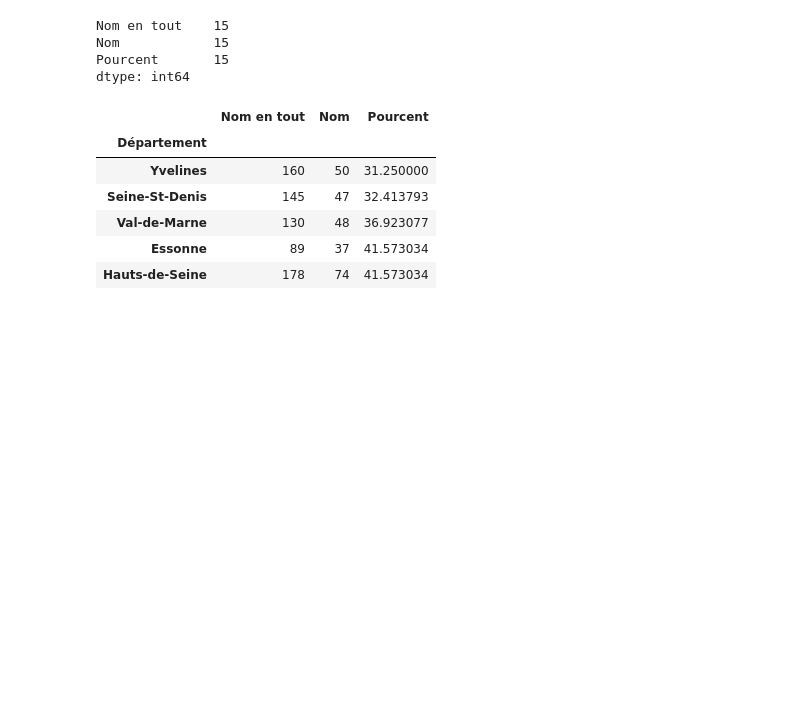
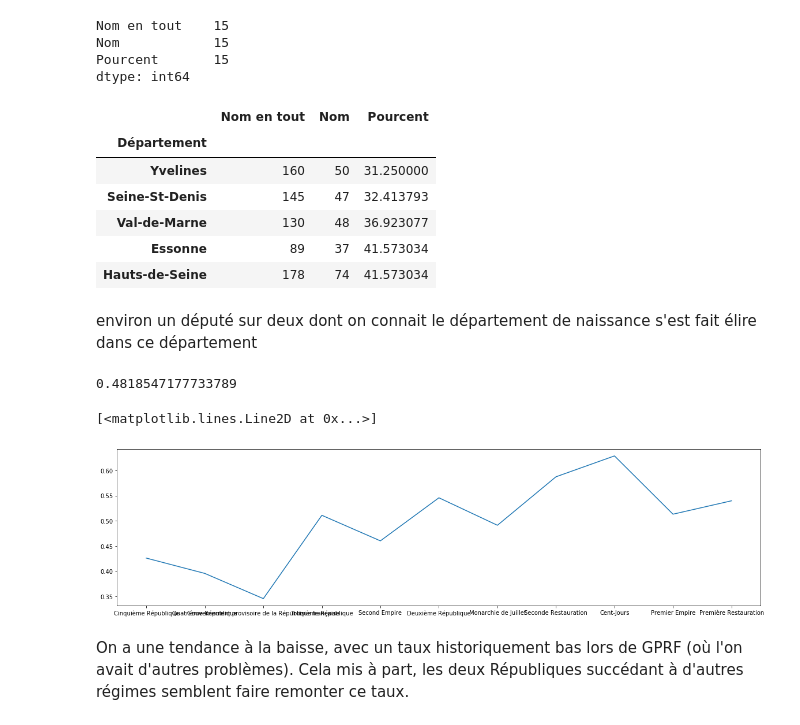
Before and after one commit to dusylvain/Projet-Python-deputes, a Jupyter notebook: statistiques_descriptives_depute.ipynb, the cells around one changed output. Cells and saved outputs as stored; diff of their text form; code cells hidden in the pictures; blank space fills up the shorter version.

```diff
--- a/statistiques_descriptives_depute.ipynb
+++ b/statistiques_descriptives_depute.ipynb
@@ -9,5 +7,5 @@ ModuleNotFoundError: No module named 'geopandas'
 # %%
-user='G'
+user='S'
 
 if user=='S':
     mandat_dep=pd.read_csv("C:/Users/sylva/Desktop/git/Projet-Python-deputes/liste_mandat.csv")#on récupère le csv de la liste des mandats
@@ -555,3 +536,26 @@ dtype: int64
 | Val-de-Marne | 130 | 48 | 36.923077 |
 | Essonne | 89 | 37 | 41.573034 |
 | Hauts-de-Seine | 178 | 74 | 41.573034 |
+# %% [markdown]
+environ un député sur deux dont on connait le département de naissance s'est fait élire dans ce département
+# %%
+def pourcentageTerroir(basedep) :
+    basedep_1=basedep[basedep['Département']==' '+basedep['Département de naissance']]
+    nbreterroir=basedep_1[basedep_1['Département de naissance']!='Inconnu']['Département'].count()
+    pourcTerroir=nbreterroir/basedep[basedep['Département de naissance']!='Inconnu']['Département'].count()
+    return pourcTerroir
+pourcentageTerroir(dept_naiss)
+# %% [output]
+0.4818547177733789
+# %%
+regterroir=[]
+for regime in reg_possible :
+    regterroir+=[pourcentageTerroir(dept_naiss[dept_naiss['Régime']==regime])]
+# %%
+plt.figure(figsize=(20,5))
+plt.plot(reg_possible, regterroir)
+# %% [output]
+[<matplotlib.lines.Line2D at 0x...>]
+[figure, added]
+# %% [markdown]
+On a une tendance à la baisse, avec un taux historiquement bas lors de GPRF (où l'on avait d'autres problèmes). Cela mis à part, les deux Républiques succédant à d'autres régimes semblent faire remonter ce taux.
```
Also changed, not shown: parts of 15 cells of this notebook.
